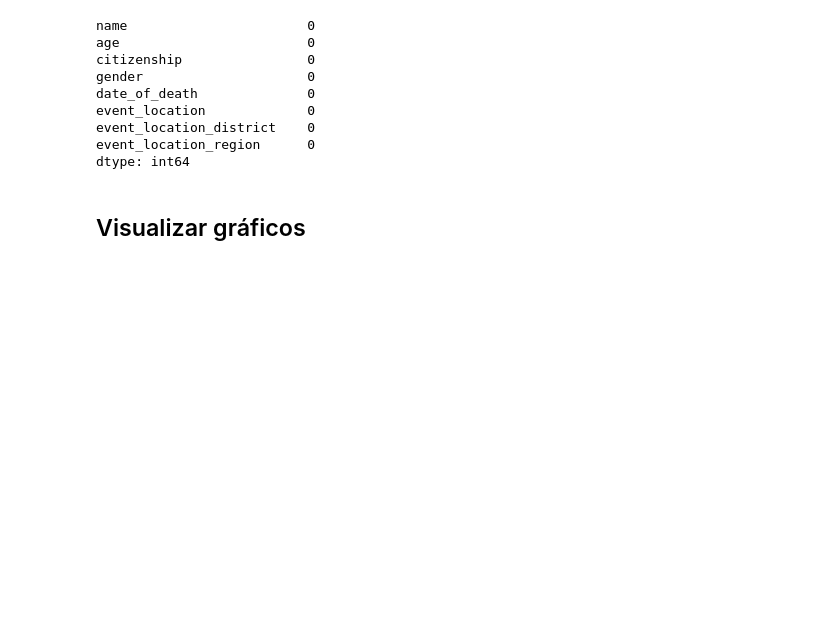
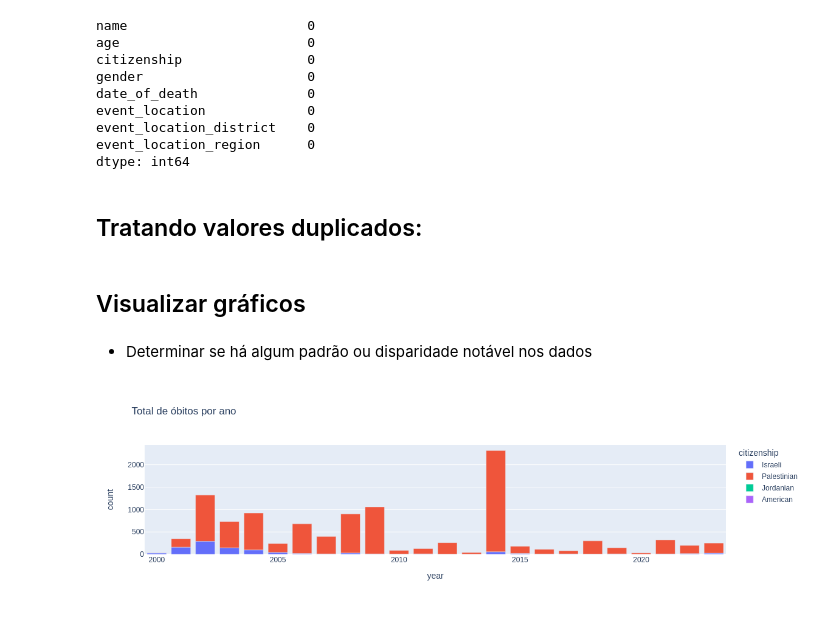
Before and after one commit to kanyesteves/fatalities-in-the-israeli-palestinian, a Jupyter notebook: app/analyticWar.ipynb, the cells around one changed output. Cells and saved outputs as stored; diff of their text form; code cells hidden in the pictures; blank space fills up the shorter version.

```diff
--- a/app/analyticWar.ipynb
+++ b/app/analyticWar.ipynb
@@ -184,21 +149,24 @@ event_location             0
 event_location_district    0
 event_location_region      0
 dtype: int64
+# %% [markdown]
+## Tratando valores duplicados:
+# %%
+new_df[new_df.duplicated() == True].copy()
+new_df.drop_duplicates(keep = 'first', inplace = True)
 # %% [markdown]
 ## Visualizar gráficos
-# %%
-new_df['date_of_death'] = pd.to_datetime(new_df['date_of_death'])
-new_df["year"] = new_df['date_of_death'].dt.year
-
-total_deaths_by_year = new_df.groupby("year").count()
-
-data = {
-    "year": new_df["year"],
-    "citizenship": new_df["citizenship"],
-    "count": total_deaths_by_year["date_of_death"]
-}
-dataframe = pd.DataFrame(data)
-
-fig_total_deaths = px.bar(dataframe, x='year', y='count',
-                          color='citizenship', title='Quantidade de mortos por cada ano')
-fig_total_deaths.show()
+# %% [markdown]
+- Determinar se há algum padrão ou disparidade notável nos dados
+# %%
+new_df['date_of_death'] = pd.to_datetime(new_df['date_of_death'])
+new_df["year"] = new_df['date_of_death'].dt.year.copy()
+
+total_deaths_by_citizenship = new_df.groupby("year")["citizenship"].value_counts()
+dataframe = pd.DataFrame(total_deaths_by_citizenship).reset_index()
+
+fig_total_deaths = px.bar(dataframe, x='year', y="count",
+                          color='citizenship', title='Total de óbitos por ano')
+fig_total_deaths.show()
+# %% [output]
+[figure, added]
```
Also changed, not shown: parts of 4 cells of this notebook.
